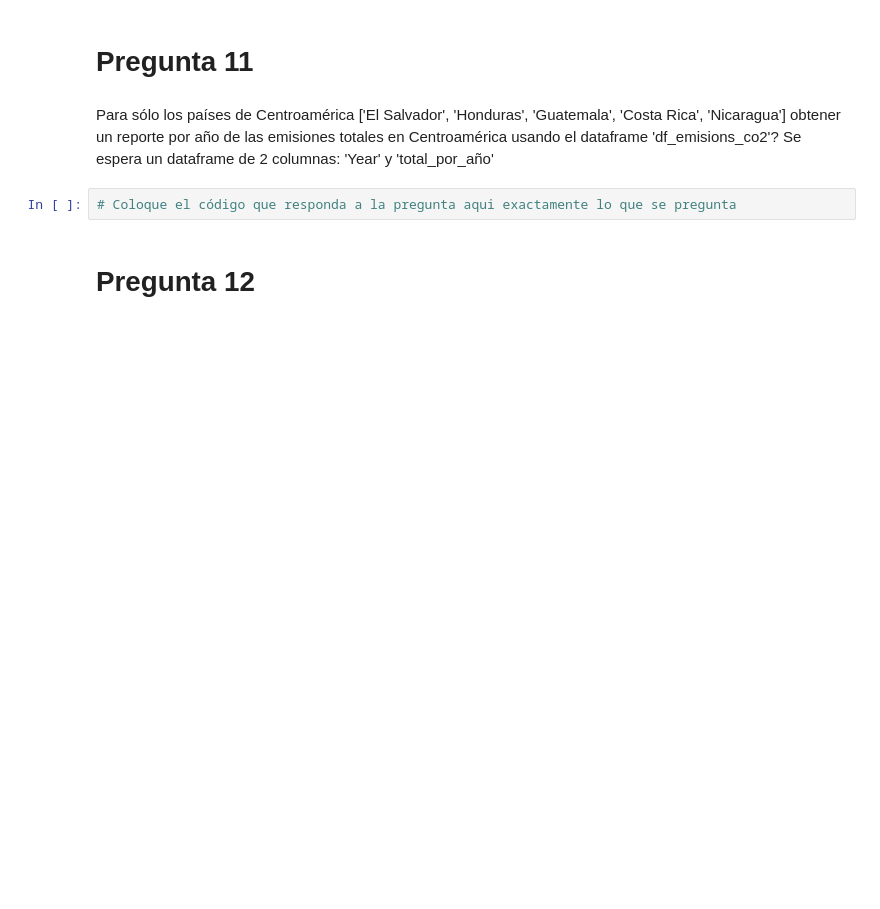
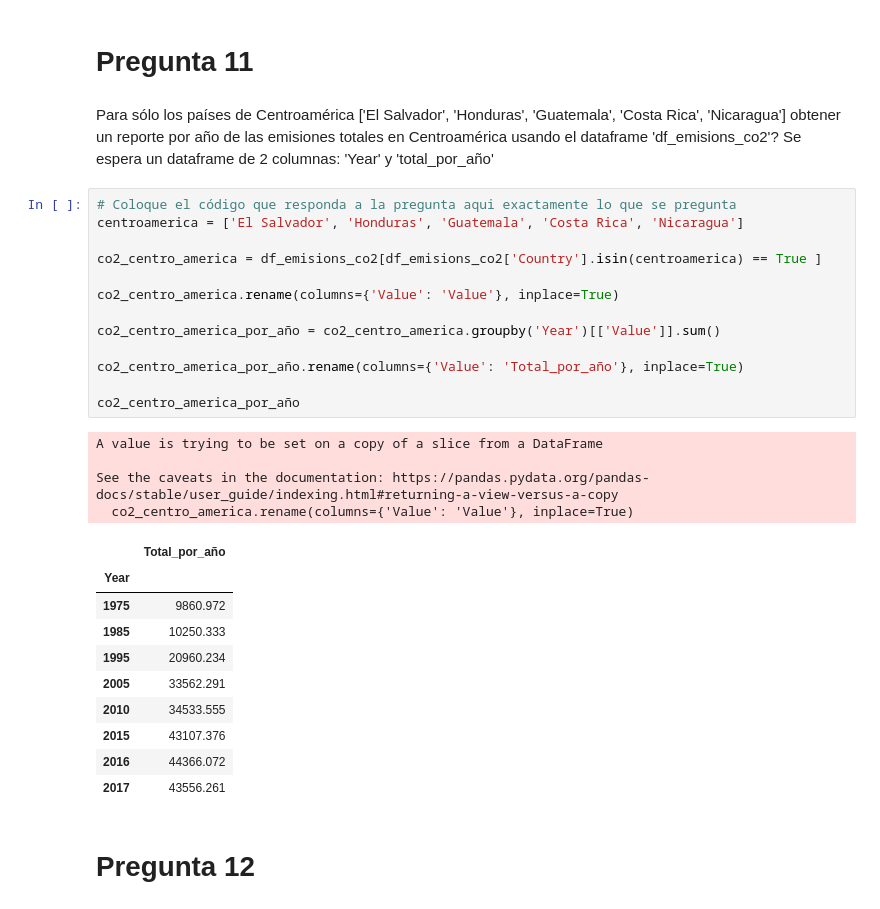
Before and after one commit to CarlosMoyaMora/2025C1-G01-FUNDAMENTOS-DE-PYTHON, a Jupyter notebook: Proyectos/Carlos Moya Mora Proyecto final/Carlos Moya Mora Análisis Proyecto Final.v2.ipynb, the cells around one changed output. Cells and saved outputs as stored; diff of their text form; blank space fills up the shorter version.

```diff
--- a/Proyectos/Carlos Moya Mora Proyecto final/Carlos Moya Mora Análisis Proyecto Final.v2.ipynb
+++ b/Proyectos/Carlos Moya Mora Proyecto final/Carlos Moya Mora Análisis Proyecto Final.v2.ipynb
@@ -259,6 +288,32 @@ Para sólo los países de Centroamérica ['El Salvador', 'Honduras', 'Guatemala'
 Se espera un dataframe de 2 columnas: 'Year' y 'total_por_año'
 # %%
 # Coloque el código que responda a la pregunta aqui exactamente lo que se pregunta
+centroamerica = ['El Salvador', 'Honduras', 'Guatemala', 'Costa Rica', 'Nicaragua']
+
+co2_centro_america = df_emisions_co2[df_emisions_co2['Country'].isin(centroamerica) == True ]
+
+co2_centro_america.rename(columns={'Value': 'Value'}, inplace=True)
+
+co2_centro_america_por_año = co2_centro_america.groupby('Year')[['Value']].sum()
+
+co2_centro_america_por_año.rename(columns={'Value': 'Total_por_año'}, inplace=True)
+
+co2_centro_america_por_año
+# %% [output]
+A value is trying to be set on a copy of a slice from a DataFrame
+
+See the caveats in the documentation: https://pandas.pydata.org/pandas-docs/stable/user_guide/indexing.html#returning-a-view-versus-a-copy
+  co2_centro_america.rename(columns={'Value': 'Value'}, inplace=True)
+|  | Total_por_año |
+| Year |  |
+| 1975 | 9860.972 |
+| 1985 | 10250.333 |
+| 1995 | 20960.234 |
+| 2005 | 33562.291 |
+| 2010 | 34533.555 |
+| 2015 | 43107.376 |
+| 2016 | 44366.072 |
+| 2017 | 43556.261 |
 # %% [markdown]
 # Pregunta 12
 # %% [markdown]
```
Also changed, not shown: parts of 7 cells of this notebook.
